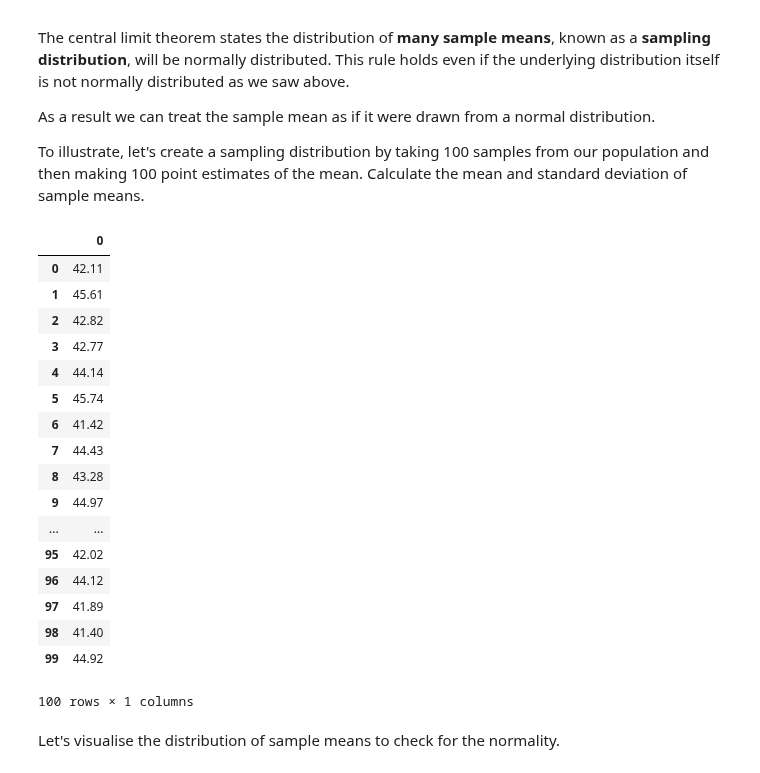
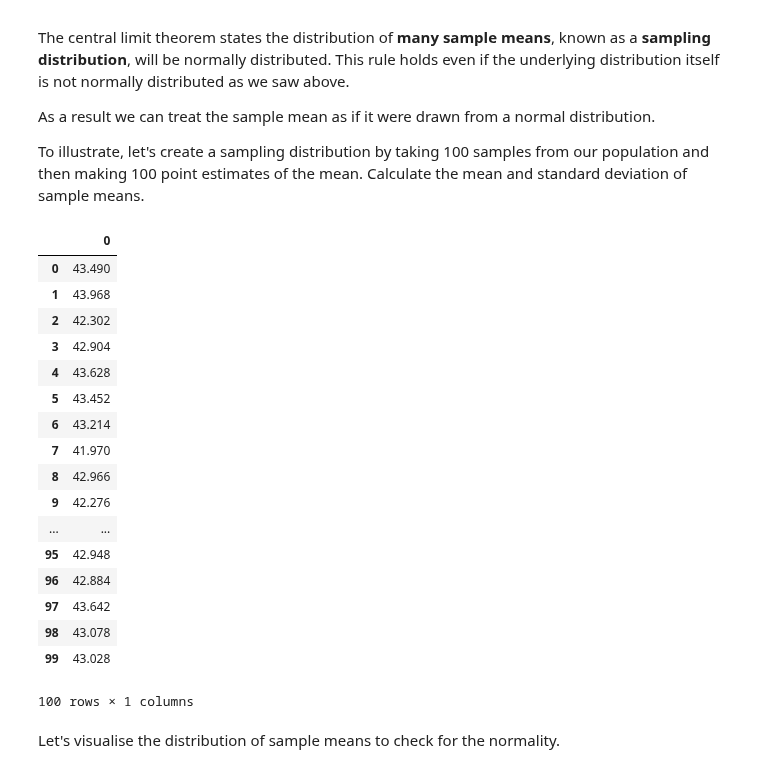
Before and after one commit to oncob749/dsc-2-19-15-confidence-intervals-lab-nyc-ds-career-031119, a Jupyter notebook: index.ipynb, the cells around one changed output. Cells and saved outputs as stored; diff of their text form; code cells hidden in the pictures.

```diff
--- a/index.ipynb
+++ b/index.ipynb
@@ -112,45 +112,45 @@ To illustrate, let's create a sampling distribution by taking 100 samples from o
 # %%
 np.random.seed(15)
 
 point_estimates = []         # Make empty list to hold point estimates
 
 # Take 100 samples and generate 100 point estimates using a for loop.
 for i in range(100):
-    sample = np.random.choice(a=population_ages, size=100)
+    sample = np.random.choice(a=population_ages, size=500)
     point_estimates.append(sample.mean())
 # append sample means to get point estimates
 
 point_estimates
 # Convert the point_estimates into a pandas dataframe
 df = pd.DataFrame(point_estimates)
 # Calculate and print descriptive statistics for the dataframe
 df
 # count	100.000000
 # mean	42.959380
 # std	0.586404
 # min	41.296000
 # 25%	42.530000
 # 50%	42.960000
 # 75%	43.356000
 # max	44.492000
 # %% [output]
 |  | 0 |
-| 0 | 42.11 |
-| 1 | 45.61 |
-| 2 | 42.82 |
-| 3 | 42.77 |
-| 4 | 44.14 |
-| 5 | 45.74 |
-| 6 | 41.42 |
-| 7 | 44.43 |
-| 8 | 43.28 |
-| 9 | 44.97 |
+| 0 | 43.490 |
+| 1 | 43.968 |
+| 2 | 42.302 |
+| 3 | 42.904 |
+| 4 | 43.628 |
+| 5 | 43.452 |
+| 6 | 43.214 |
+| 7 | 41.970 |
+| 8 | 42.966 |
+| 9 | 42.276 |
 | ... | ... |
-| 95 | 42.02 |
-| 96 | 44.12 |
-| 97 | 41.89 |
-| 98 | 41.40 |
-| 99 | 44.92 |
+| 95 | 42.948 |
+| 96 | 42.884 |
+| 97 | 43.642 |
+| 98 | 43.078 |
+| 99 | 43.028 |
 100 rows × 1 columns
 # %% [markdown]
 Let's visualise the distribution of sample means to check for the normality.
```
